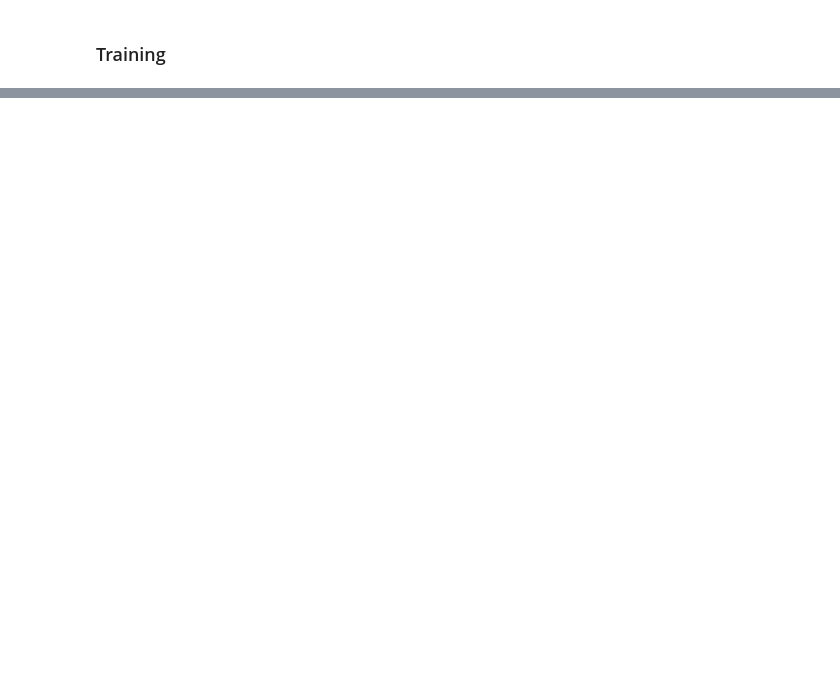
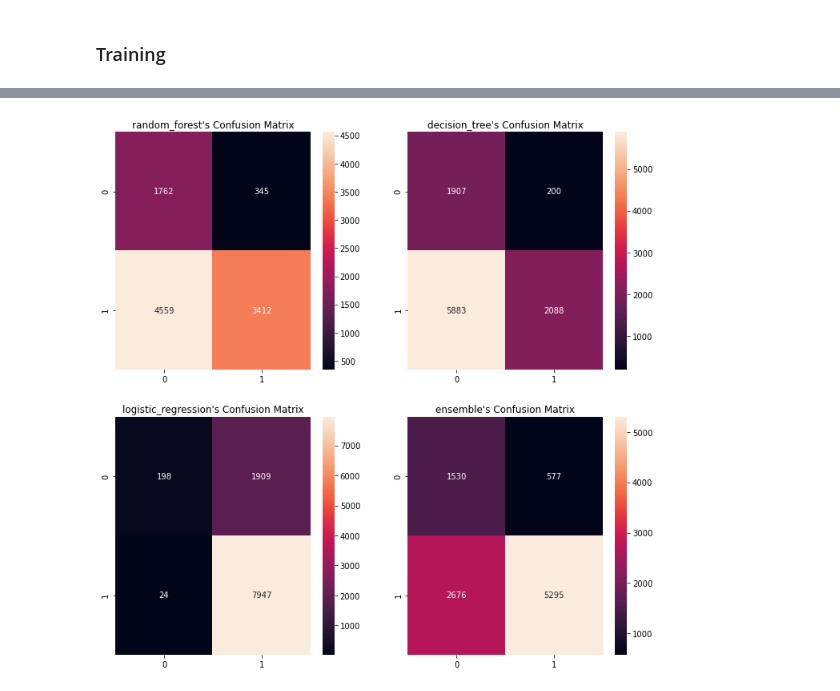
Before and after one commit to rrbarioni/credit-risk-analysis, a Jupyter notebook: src/credit_risk_analysis.ipynb, the cells around one changed output, grey strips where cells are left out. Cells and saved outputs as stored; diff of their text form; code cells hidden in the pictures; blank space fills up the shorter version.

Commit message:
added models and ensemble

```diff
--- a/src/credit_risk_analysis.ipynb
+++ b/src/credit_risk_analysis.ipynb
@@ -438,0 +439,7 @@ lr_acc
+# %%
+ensemble = RandomizedSearchCV(
+    estimator=VotingClassifier(estimators=list(models.items())),
+    param_distributions={ 'voting': ['hard', 'soft'] },
+    n_iter=10, cv=5, verbose=5, n_jobs=-1)
+
+models['ensemble'] = train_search('ensemble', ensemble)
@@ -438,0 +452,18 @@ lr_acc
+# %%
+def evaluate(model):
+    pred = model.predict(X_test)
+    pred_mean = pred.mean()
+
+    cm = confusion_matrix(y_test, pred)
+
+    acc = accuracy_score(y_test, pred)
+    auc = roc_auc_score(y_test, pred)
+
+    tp, fp, fn, tn = cm.flatten()
+    precision = tp / (tp + fp)
+    recall = tp / (tp + fn)
+    f_score = (2 * precision * recall) / (precision + recall)
+
+    return { 'pred': pred, 'pred_mean': pred_mean, 'confusion_matrix': cm, 'accuracy': acc, 'auc': auc, 'precision': precision, 'recall': recall, 'f_score': f_score }
+
+results = { name: evaluate(model) for (name, model) in models.items() }
@@ -438,0 +479,14 @@ lr_acc
+# %%
+ncols = 2
+nrows = 2
+fig, ax = plt.subplots(ncols=ncols, nrows=nrows, figsize=(12, 12))
+
+for i, (name, result) in enumerate(results.items()):
+    c = i % ncols
+    r = i // ncols
+    cm = result['confusion_matrix']
+
+    ax[r][c].title.set_text('%s\'s Confusion Matrix' % name)
+    sns.heatmap(cm, annot=True, fmt='g', ax=ax[r][c])
+# %% [output]
+[figure, added]
```
Also changed, not shown: parts of 13 cells of this notebook.
